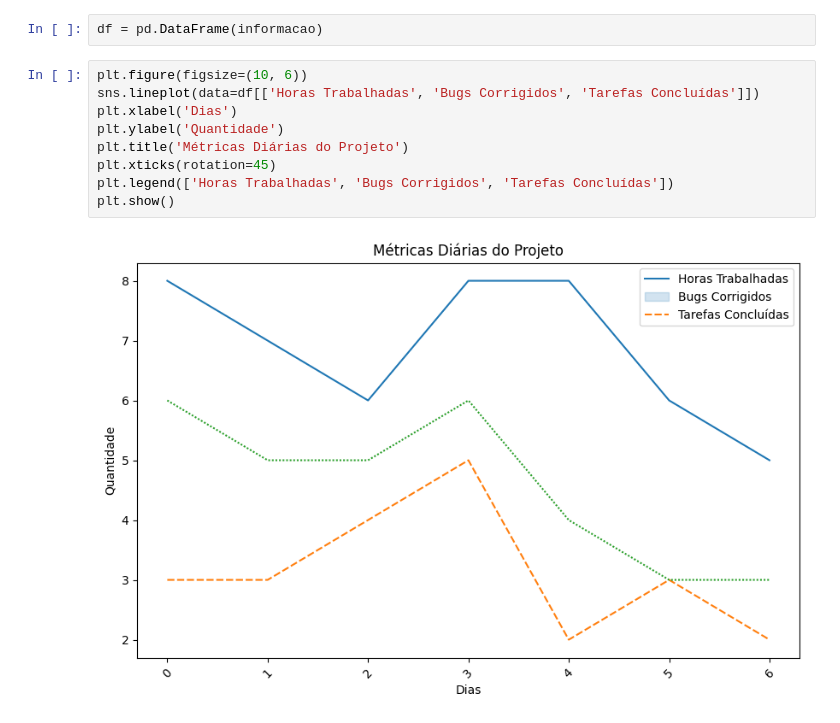
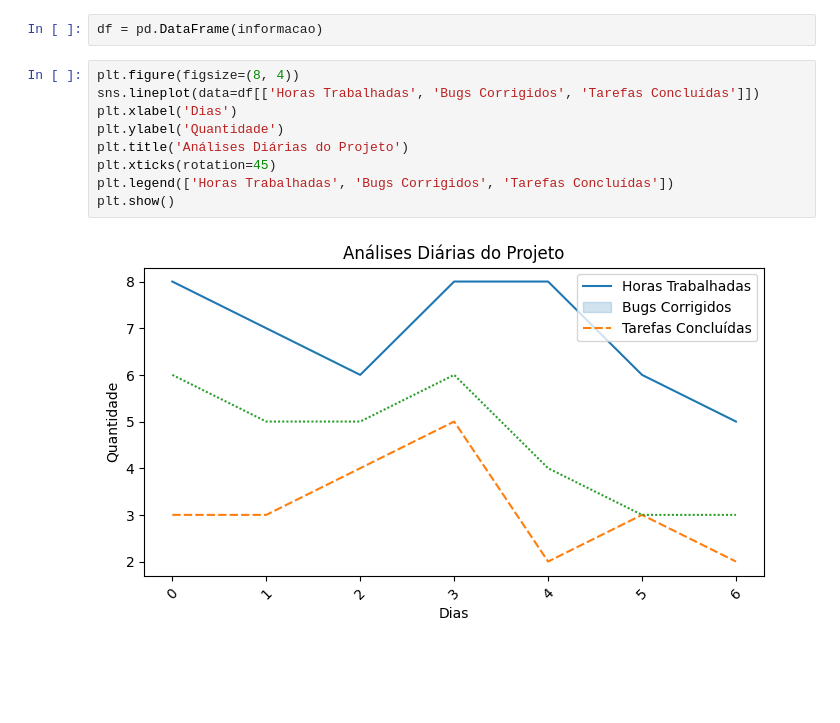
Before and after one commit to Fabiana5308/Fabiana5308, a Jupyter notebook: projeto_individual_M4.ipynb, the cells around one changed output. Drawn from its saved outputs; the diff is of its cells as text; blank space fills up the shorter version.

```diff
--- a/projeto_individual_M4.ipynb
+++ b/projeto_individual_M4.ipynb
@@ -127,16 +118,16 @@ relatorio
 # %%
 df = pd.DataFrame(informacao)
 # %%
-plt.figure(figsize=(10, 6))
+plt.figure(figsize=(8, 4))
 sns.lineplot(data=df[['Horas Trabalhadas', 'Bugs Corrigidos', 'Tarefas Concluídas']])
 plt.xlabel('Dias')
 plt.ylabel('Quantidade')
-plt.title('Métricas Diárias do Projeto')
+plt.title('Análises Diárias do Projeto')
 plt.xticks(rotation=45)
 plt.legend(['Horas Trabalhadas', 'Bugs Corrigidos', 'Tarefas Concluídas'])
 plt.show()
 # %% [output]
-[figure, old version]
+[figure, new version]
 # %%
 df = pd.DataFrame(informacao)
 
```
Also changed, not shown: parts of 14 cells of this notebook.
